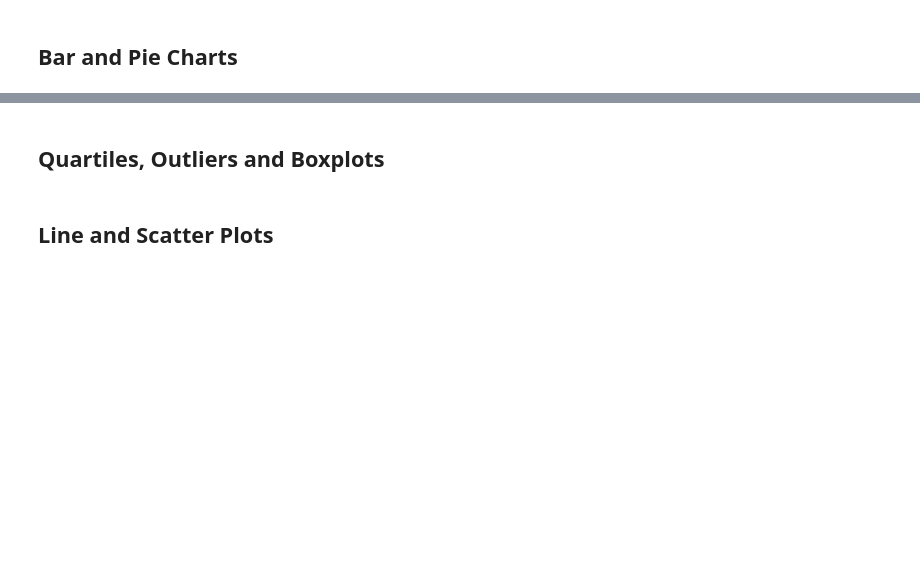
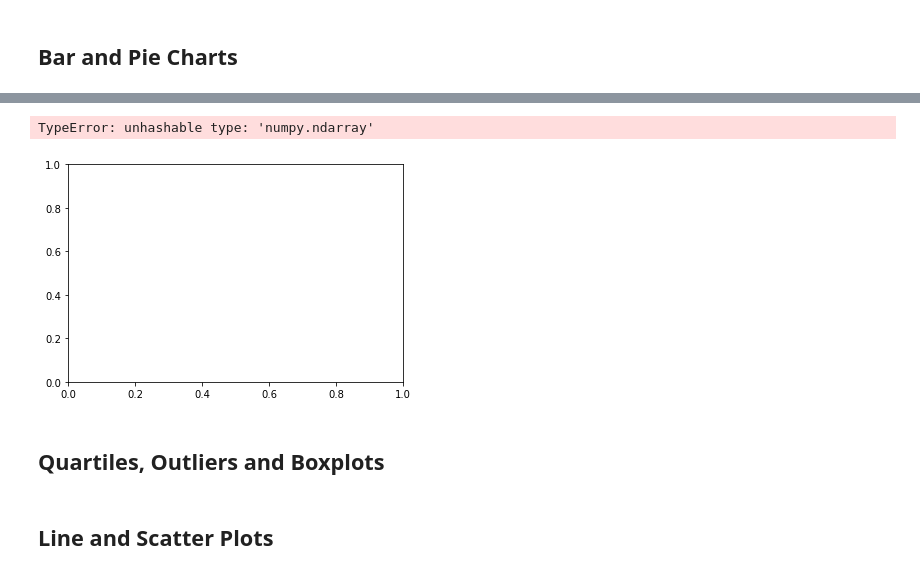
Before and after one commit to tmsteph/matplotlib_Homework, a Jupyter notebook: Pymaceuticals/pymaceuticals_Thomas.ipynb, the cells around one changed output, grey strips where cells are left out. Drawn from its saved outputs; the diff is of its cells as text; code cells hidden in the pictures; blank space fills up the shorter version.

```diff
--- a/Pymaceuticals/pymaceuticals_Thomas.ipynb
+++ b/Pymaceuticals/pymaceuticals_Thomas.ipynb
@@ -93,5 +123,13 @@ DataFrame.groupby(by=None, axis=0, level=None, as_index=True, sort=True, group_k
 # %%
 # Generate a bar plot showing the total number of measurements taken on each drug regimen using pyplot.
+
+group =  mouse_df.groupby(['Drug Regimen']).size()
+x_axis = name
+y_axis =
+plt.bar(x_axis, y_axis)
+# %% [output]
+TypeError: unhashable type: 'numpy.ndarray'
+[figure, added]
 # %%
 # Generate a pie plot showing the distribution of female versus male mice using pandas
 # %%
```
Also changed, not shown: parts of 8 cells of this notebook.
